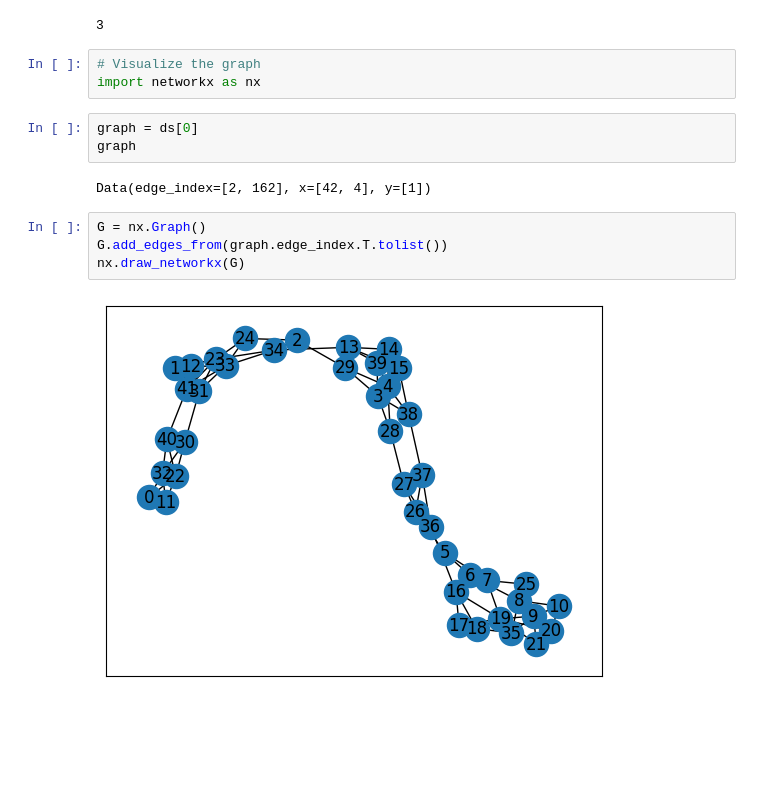
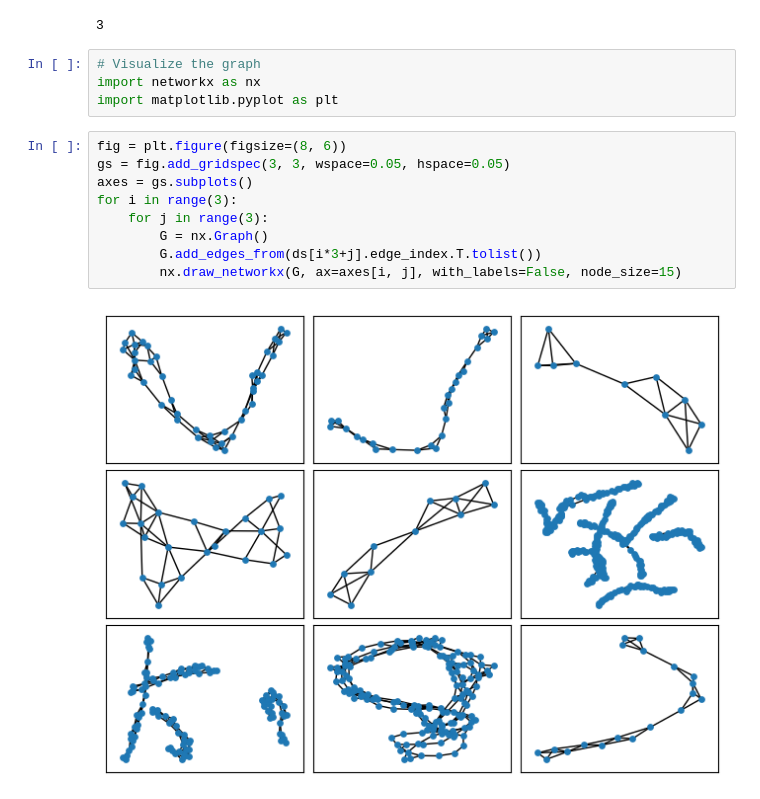
Before and after one commit to jsimonrichard/QFE-Experiments, a Jupyter notebook: PROTEINS_exploration.ipynb, the cells around one changed output. Drawn from its saved outputs; the diff is of its cells as text; blank space fills up the shorter version.

```diff
--- a/PROTEINS_exploration.ipynb
+++ b/PROTEINS_exploration.ipynb
@@ -44,14 +48,15 @@ ds.num_node_features
 # %%
 # Visualize the graph
 import networkx as nx
+import matplotlib.pyplot as plt
-# %%
-graph = ds[0]
-graph
-# %% [output]
-Data(edge_index=[2, 162], x=[42, 4], y=[1])
 # %%
-G = nx.Graph()
-G.add_edges_from(graph.edge_index.T.tolist())
-nx.draw_networkx(G)
+fig = plt.figure(figsize=(8, 6))
+gs = fig.add_gridspec(3, 3, wspace=0.05, hspace=0.05)
+axes = gs.subplots()
+for i in range(3):
+    for j in range(3):
+        G = nx.Graph()
+        G.add_edges_from(ds[i*3+j].edge_index.T.tolist())
+        nx.draw_networkx(G, ax=axes[i, j], with_labels=False, node_size=15)
 # %% [output]
-[figure, old version]
+[figure, new version]
```
Also changed, not shown: parts of 1 cell of this notebook, 3 other files.
